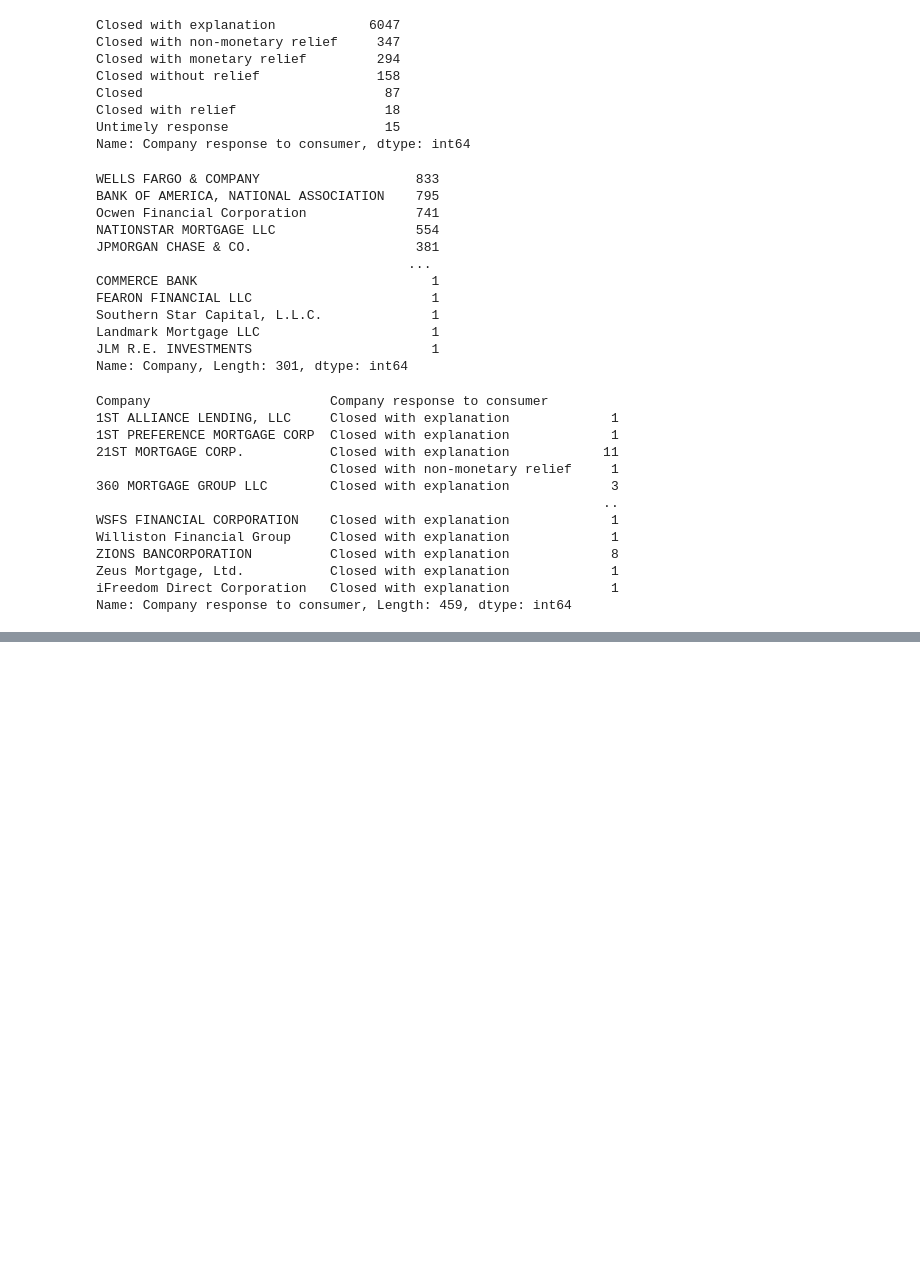
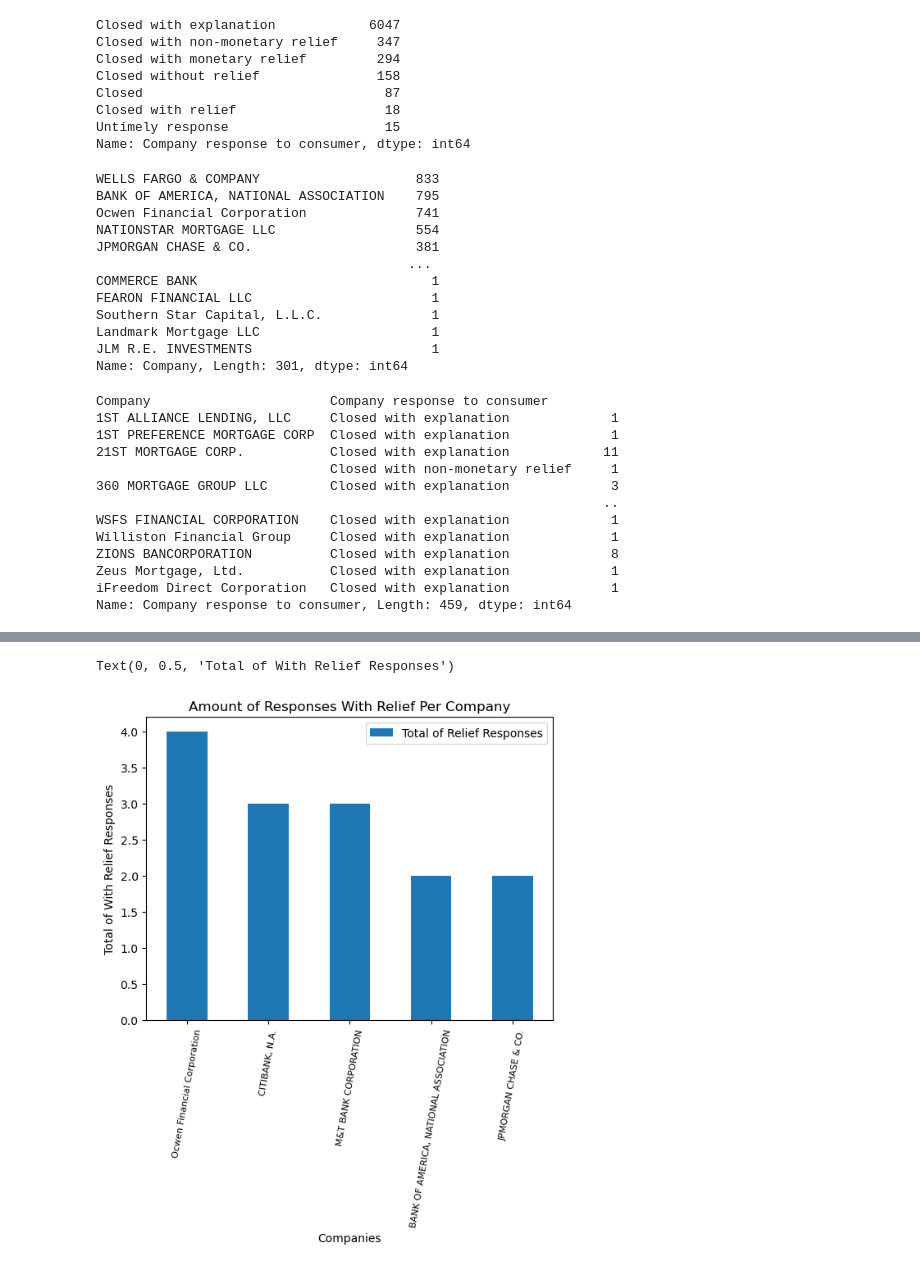
Before and after one commit to carlosvalenciano/Customer-Complaints, a Jupyter notebook: customercomplaints.ipynb, the cells around one changed output, grey strips where cells are left out. Saved outputs shown, nothing was run; the diff lists cells and outputs as text; code cells hidden in the pictures; blank space fills up the shorter version.

```diff
--- a/customercomplaints.ipynb
+++ b/customercomplaints.ipynb
@@ -90,0 +188,8 @@ company_grouped_df
+# %%
+#This is to show the amount of responses Closed with relief top 3
+with_relief_df = complaints_df.get_group('Closed with relief').value_counts()
+with_relief_df = pd.DataFrame(with_relief_df)
+with_relief_df = with_relief_df.rename(columns= {"Company": "Total of Relief Responses"})
+relief_top_df = with_relief_df.loc[with_relief_df['Total of Relief Responses']>=2]
+relief_top_df = pd.DataFrame(relief_top_df)
+relief_top_df
@@ -90,0 +230,9 @@ company_grouped_df
+# %%
+relief_top_df.plot.bar()
+plt.title('Amount of Responses With Relief Per Company')
+plt.xticks(rotation=80, horizontalalignment="center", fontsize=8)
+plt.xlabel('Companies')
+plt.ylabel('Total of With Relief Responses')
+# %% [output]
+Text(0, 0.5, 'Total of With Relief Responses')
+[figure, added]
```
Also changed, not shown: parts of 18 cells of this notebook.
